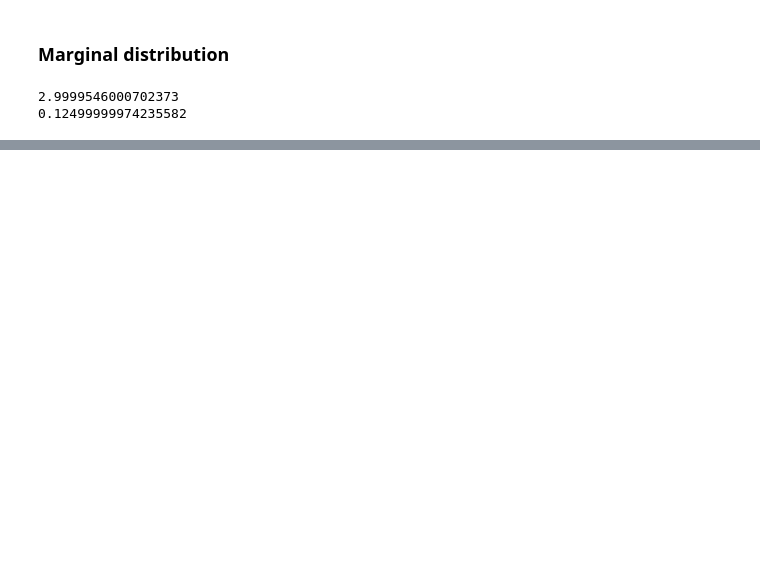
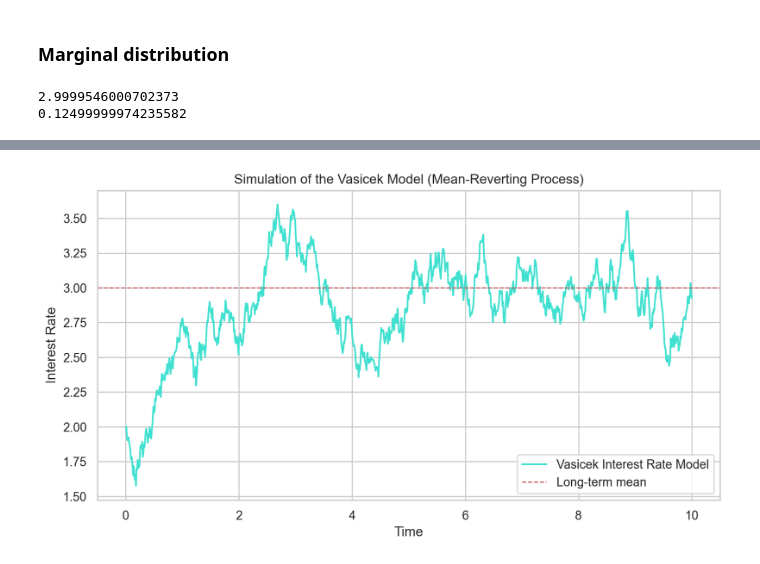
Before and after one commit to AnaQuant/QuantFinance, a Jupyter notebook: StochasticProcesses/ornstein_uhlenbeck.ipynb, the cells around one changed output, grey strips where cells are left out. Drawn from its saved outputs; the diff is of its cells as text; code cells hidden in the pictures; blank space fills up the shorter version.

```diff
--- a/StochasticProcesses/ornstein_uhlenbeck.ipynb
+++ b/StochasticProcesses/ornstein_uhlenbeck.ipynb
@@ -275,0 +198,31 @@ plt.show()
+# %%
+# Parameters for the Vasicek Model
+dt = 0.01     # Time step
+T = 10       # Total time
+N = int(T / dt)  # Number of time steps
+
+# Time array
+t = np.linspace(0, T, N)
+
+# Initialize interest rate array
+r = np.zeros(N)
+r[0] = r0
+
+# Generate random noise (Brownian motion increments)
+dW = np.sqrt(dt) * np.random.randn(N)
+
+# Euler-Maruyama method for solving the Vasicek SDE
+for i in range(1, N):
+    r[i] = r[i-1] + theta * (mu - r[i-1]) * dt + sigma * dW[i]
+
+# Plot the results
+plt.figure(figsize=(10, 5))
+plt.plot(t, r, color='turquoise', label="Vasicek Interest Rate Model")
+plt.axhline(mu, color='r', linestyle='--', linewidth=1, label="Long-term mean")
+plt.xlabel("Time")
+plt.ylabel("Interest Rate")
+plt.title("Simulation of the Vasicek Model (Mean-Reverting Process)")
+plt.legend()
+plt.show()
+# %% [output]
+[figure, added]
```
Also changed, not shown: parts of 25 cells of this notebook.
